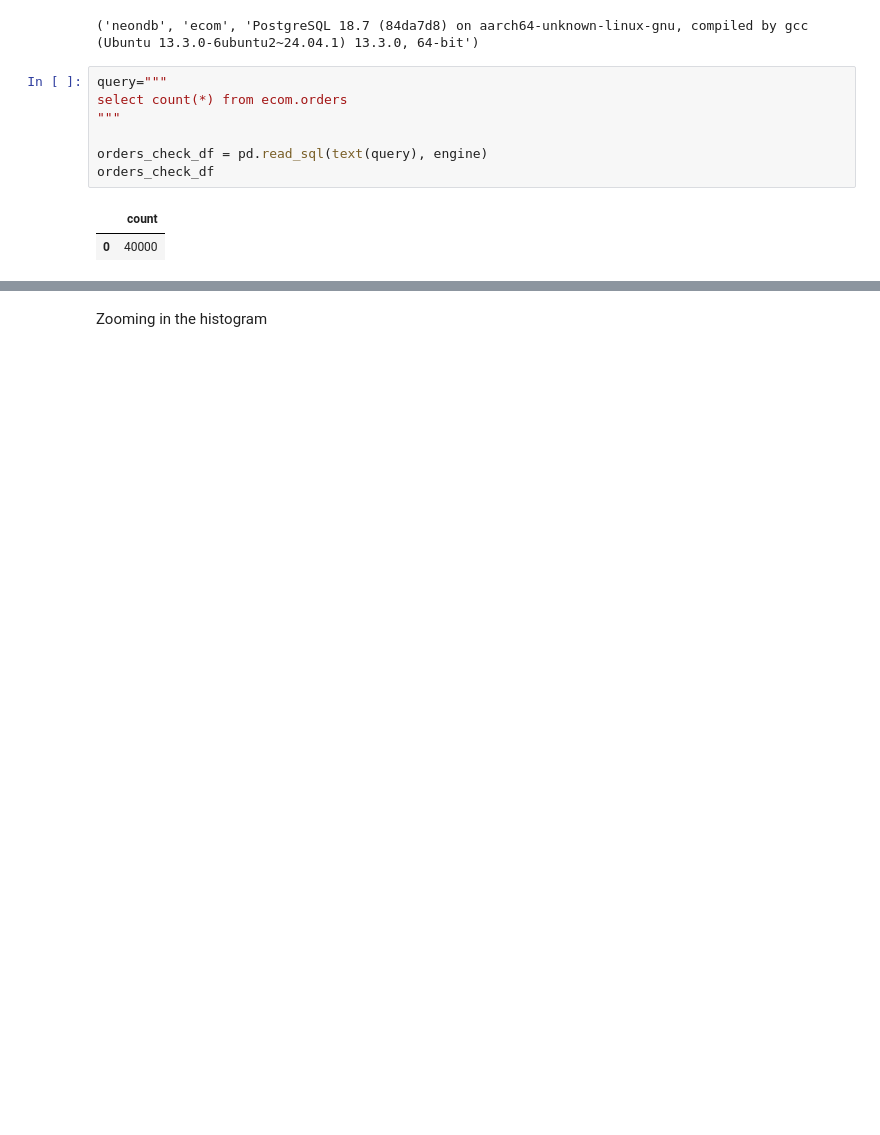
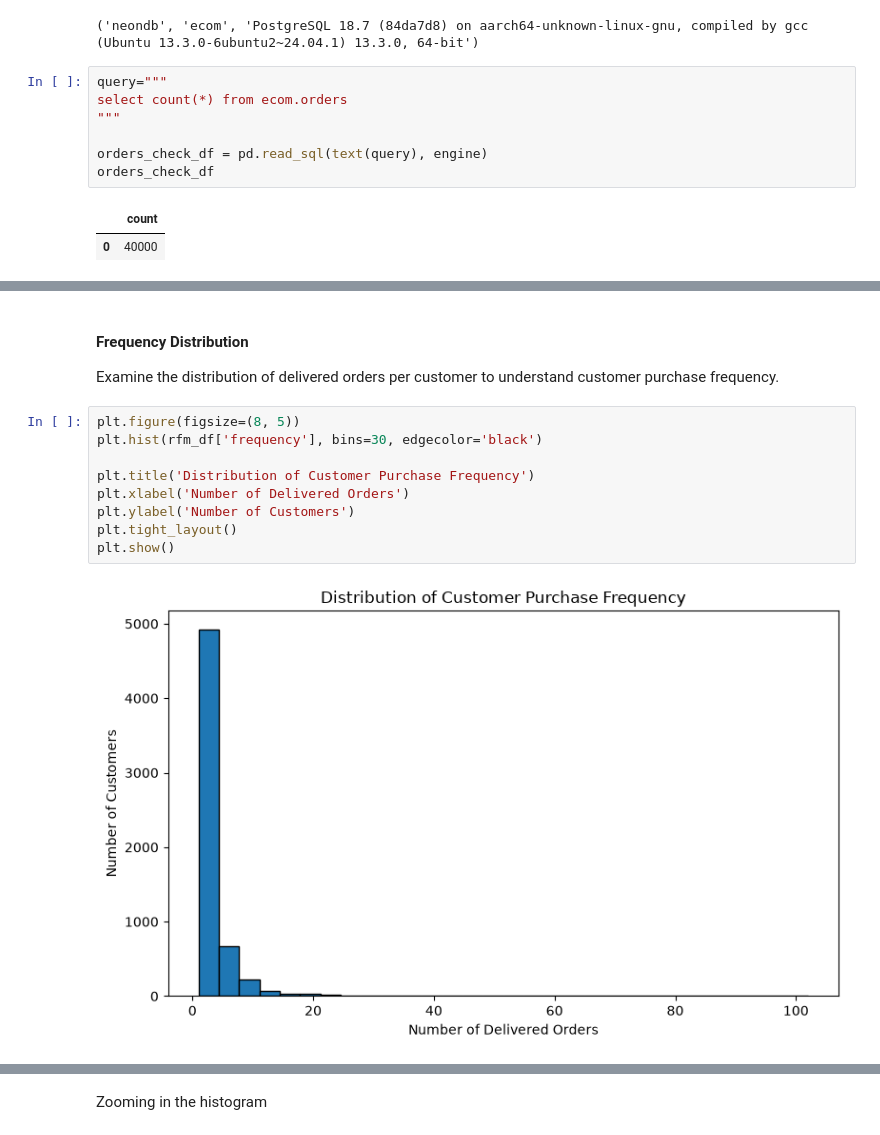
Before and after one commit to neharika/rfm-customer-segmentation, a Jupyter notebook: notebooks/02_rfm_features.ipynb, the cells around one changed output, grey strips where cells are left out. Drawn from its saved outputs; the diff is of its cells as text; blank space fills up the shorter version.

```diff
--- a/notebooks/02_rfm_features.ipynb
+++ b/notebooks/02_rfm_features.ipynb
@@ -245,0 +298,16 @@ plt.show()
+# %% [markdown]
+
+#### Frequency Distribution
+
+Examine the distribution of delivered orders per customer to understand customer purchase frequency.
+# %%
+plt.figure(figsize=(8, 5))
+plt.hist(rfm_df['frequency'], bins=30, edgecolor='black')
+
+plt.title('Distribution of Customer Purchase Frequency')
+plt.xlabel('Number of Delivered Orders')
+plt.ylabel('Number of Customers')
+plt.tight_layout()
+plt.show()
+# %% [output]
+[figure, added]
```
Also changed, not shown: parts of 115 cells of this notebook.
